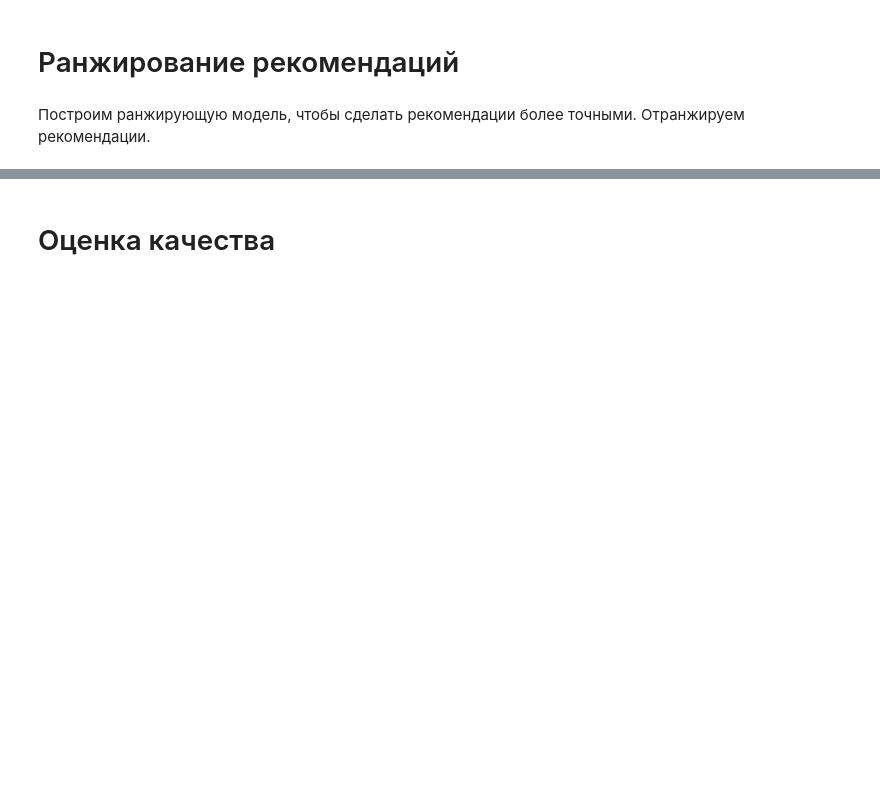
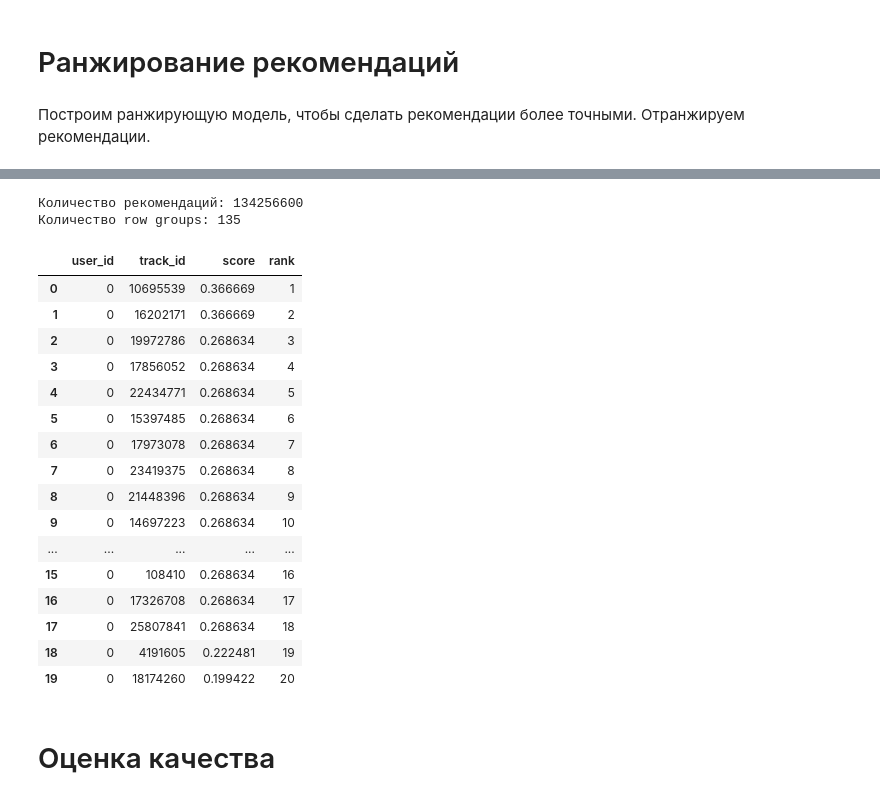
Before and after one commit to The-Mushroom-That-Killed-Mario/mle-project-sprint-4-v001, a Jupyter notebook: recommendations.ipynb, the cells around one changed output, grey strips where cells are left out. Drawn from its saved outputs; the diff is of its cells as text; code cells hidden in the pictures; blank space fills up the shorter version.

```diff
--- a/recommendations.ipynb
+++ b/recommendations.ipynb
@@ -626,0 +1887,45 @@ memory usage: 3.7 GB
+# %%
+# Проверяем итоговый файл с отранжированными рекомендациями
+
+recommendations_file = pq.ParquetFile(
+    RECOMMENDATIONS_PATH
+)
+
+print(
+    "Количество рекомендаций:",
+    recommendations_file.metadata.num_rows
+)
+
+print(
+    "Количество row groups:",
+    recommendations_file.metadata.num_row_groups
+)
+
+recommendations_preview = (
+    recommendations_file
+    .read_row_group(0)
+    .to_pandas()
+    .head(20)
+)
+
+recommendations_preview
+# %% [output]
+Количество рекомендаций: 134256600
+Количество row groups: 135
+|  | user_id | track_id | score | rank |
+| 0 | 0 | 10695539 | 0.366669 | 1 |
+| 1 | 0 | 16202171 | 0.366669 | 2 |
+| 2 | 0 | 19972786 | 0.268634 | 3 |
+| 3 | 0 | 17856052 | 0.268634 | 4 |
+| 4 | 0 | 22434771 | 0.268634 | 5 |
+| 5 | 0 | 15397485 | 0.268634 | 6 |
+| 6 | 0 | 17973078 | 0.268634 | 7 |
+| 7 | 0 | 23419375 | 0.268634 | 8 |
+| 8 | 0 | 21448396 | 0.268634 | 9 |
+| 9 | 0 | 14697223 | 0.268634 | 10 |
+| ... | ... | ... | ... | ... |
+| 15 | 0 | 108410 | 0.268634 | 16 |
+| 16 | 0 | 17326708 | 0.268634 | 17 |
+| 17 | 0 | 25807841 | 0.268634 | 18 |
+| 18 | 0 | 4191605 | 0.222481 | 19 |
+| 19 | 0 | 18174260 | 0.199422 | 20 |
```
Also changed, not shown: parts of 46 cells of this notebook.
